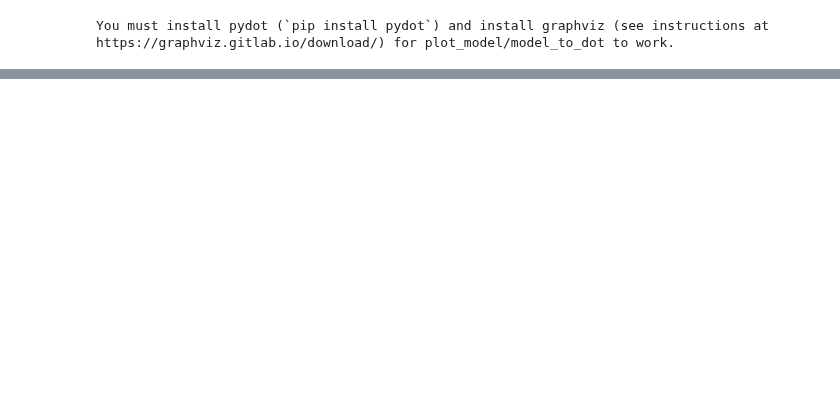
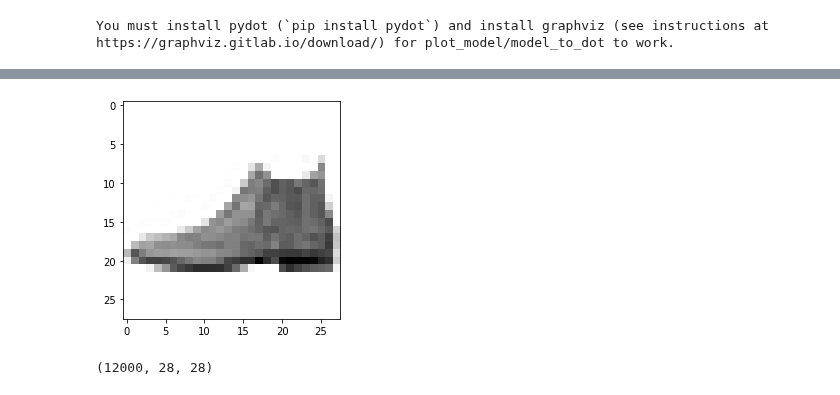
Before and after one commit to soxxun/python, a Jupyter notebook: 20220324/20220324.ipynb, the cells around one changed output, grey strips where cells are left out. Cells and saved outputs as stored; diff of their text form; code cells hidden in the pictures; blank space fills up the shorter version.

```diff
--- a/20220324/20220324.ipynb
+++ b/20220324/20220324.ipynb
@@ -122,0 +165,10 @@ You must install pydot (`pip install pydot`) and install graphviz (see instructi
+# %%
+plt.imshow(x_target[0],cmap='gray_r')
+plt.show()
+# %% [output]
+[figure, added]
+# %%
+# x_target.reshape(-1,28,28,1)
+x_target_scaled.reshape(-1,28,28).shape
+# %% [output]
+(12000, 28, 28)
```
Also changed, not shown: parts of 15 cells of this notebook.
